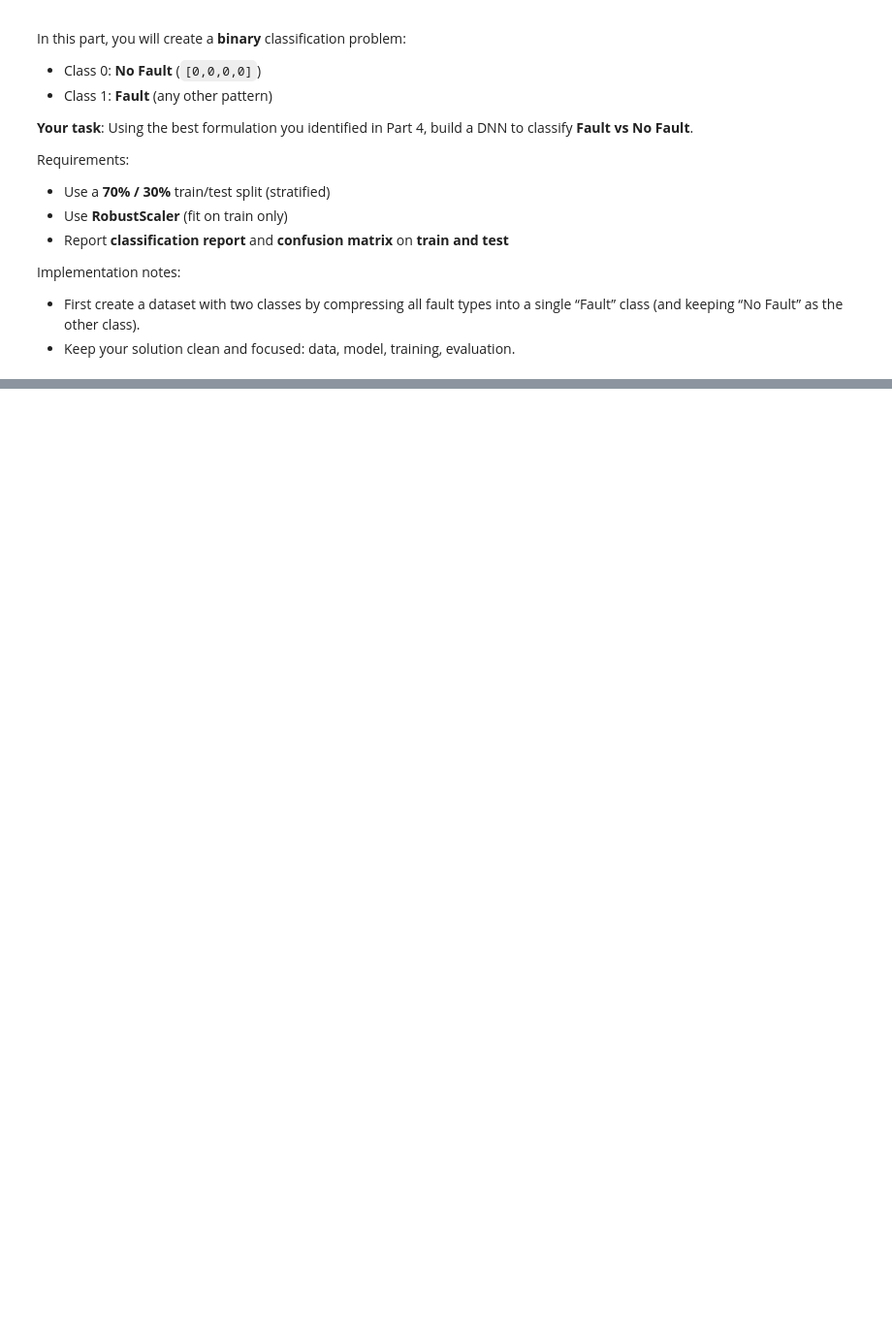
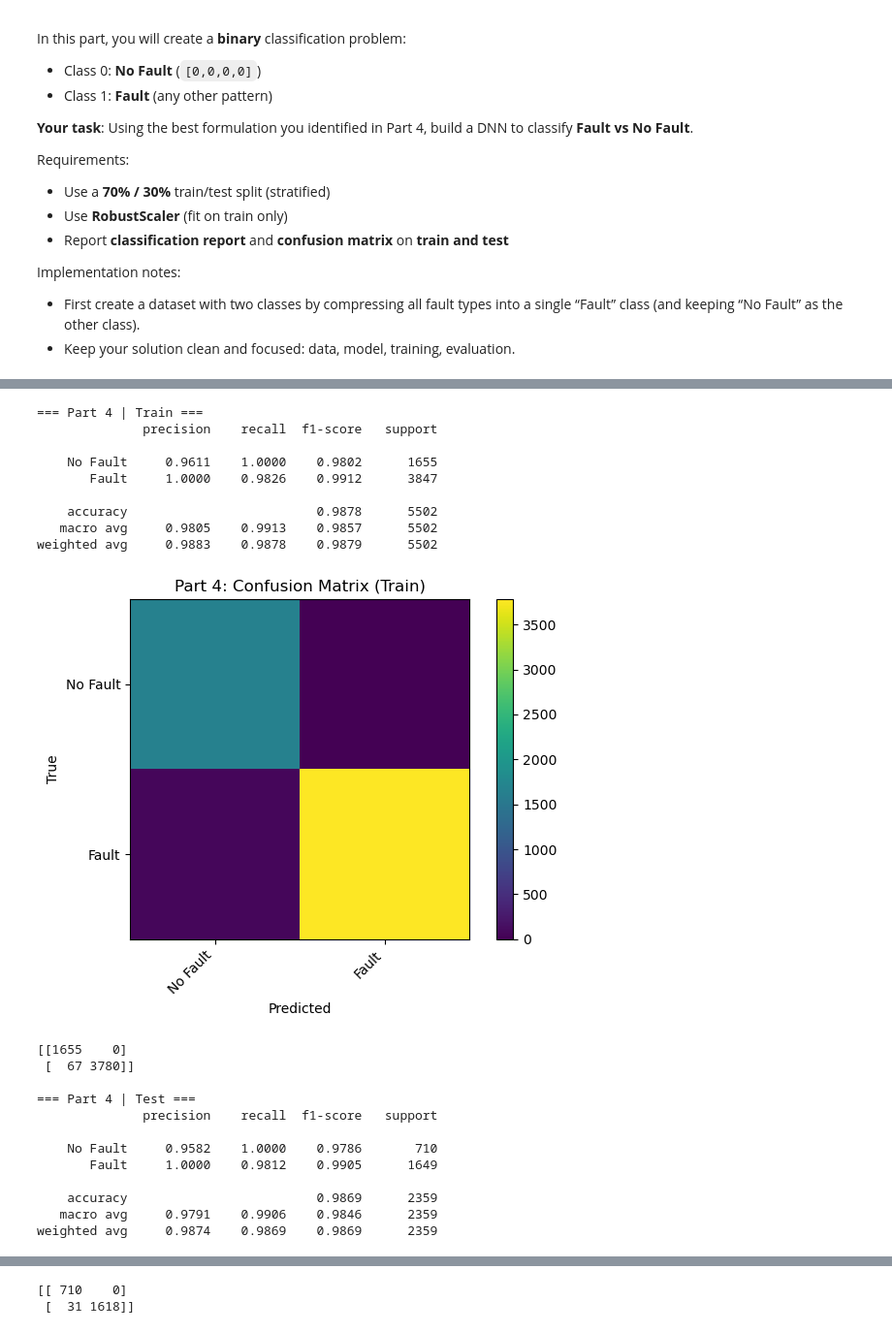
Before and after one commit to Coyomo/ML_Projects, a Jupyter notebook: P5-Faults/DNN_Faults.ipynb, the cells around one changed output, grey strips where cells are left out. Shown at 97% size. Drawn from its saved outputs; the diff is of its cells as text; code cells hidden in the pictures; blank space fills up the shorter version.

Commit message:
finished no fault/fault dnn classifier

```diff
--- a/P5-Faults/DNN_Faults.ipynb
+++ b/P5-Faults/DNN_Faults.ipynb
@@ -600,0 +622,22 @@ Implementation notes:
+# %%
+class DNN_MultiClass2(nn.Module):
+    def __init__(self, input_dim=INPUT_DIM, h1=H1, h2=H2, num_classes=2, p_drop=DROPOUT_P):
+        super().__init__()
+        self.linear_relu_stack = nn.Sequential(
+            nn.Linear(input_dim, h1),
+            nn.BatchNorm1d(h1),
+            nn.ReLU(),
+            nn.Dropout(p_drop),
+            nn.Linear(h1, h2),
+            nn.BatchNorm1d(h2),
+            nn.ReLU(),
+            nn.Dropout(p_drop),
+            nn.Linear(h2, num_classes)
+        )
+
+    def forward(self, x):
+        return self.linear_relu_stack(x)
+# %%
+model = DNN_MultiClass2(input_dim=INPUT_DIM, h1=H1, h2=H2, num_classes=2, p_drop=DROPOUT_P)
+loss_fn = nn.CrossEntropyLoss()
+optimizer = torch.optim.Adam(model.parameters(), lr=LR, weight_decay=L2_WEIGHT_DECAY)
@@ -600,0 +684,41 @@ Implementation notes:
+# %%
+# ----------------------------
+# Evaluation
+# ----------------------------
+pred_train = predict_part4(model, X_train_s4)
+pred_test  = predict_part4(model, X_test_s4)
+
+print('\n=== Part 4 | Train ===')
+print(classification_report(y_class_train, pred_train, target_names=["No Fault", "Fault"], digits=4))
+cm_tr = confusion_matrix(y_class_train, pred_train, labels=np.arange(2))
+plot_cm(cm_tr, 'Part 4: Confusion Matrix (Train)', ["No Fault", "Fault"])
+print(cm_tr)
+
+print('\n=== Part 4 | Test ===')
+print(classification_report(y_class_test, pred_test, target_names=["No Fault", "Fault"], digits=4))
+cm_te = confusion_matrix(y_class_test, pred_test, labels=np.arange(2))
+plot_cm(cm_te, 'Part 4: Confusion Matrix (Test)', ["No Fault", "Fault"])
+print(cm_te)
+# %% [output]
+=== Part 4 | Train ===
+              precision    recall  f1-score   support
+
+    No Fault     0.9611    1.0000    0.9802      1655
+       Fault     1.0000    0.9826    0.9912      3847
+
+    accuracy                         0.9878      5502
+   macro avg     0.9805    0.9913    0.9857      5502
+weighted avg     0.9883    0.9878    0.9879      5502
+[figure, added]
+[[1655    0]
+ [  67 3780]]
+
+=== Part 4 | Test ===
+              precision    recall  f1-score   support
+
+    No Fault     0.9582    1.0000    0.9786       710
+       Fault     1.0000    0.9812    0.9905      1649
+
+    accuracy                         0.9869      2359
+   macro avg     0.9791    0.9906    0.9846      2359
+weighted avg     0.9874    0.9869    0.9869      2359
@@ -600,0 +726,2 @@ Implementation notes:
+[[ 710    0]
+ [  31 1618]]
```
Also changed, not shown: parts of 9 cells of this notebook.
